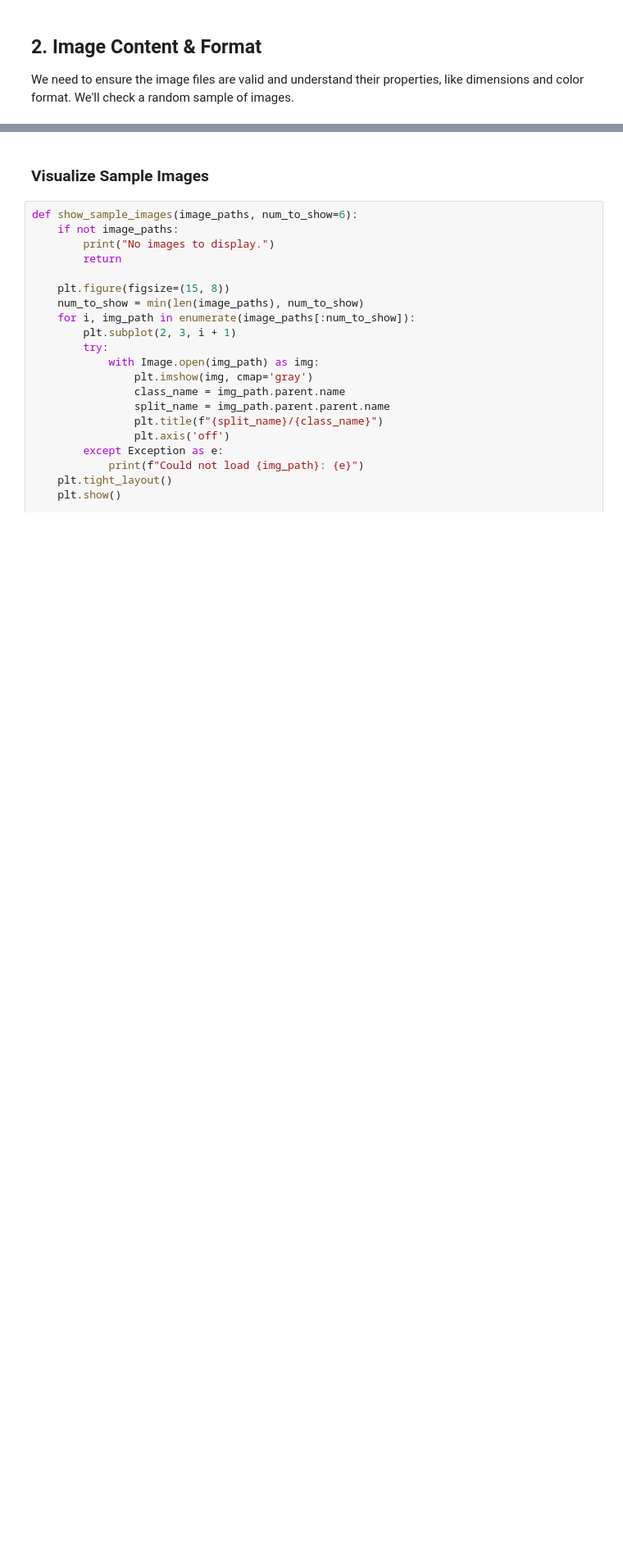
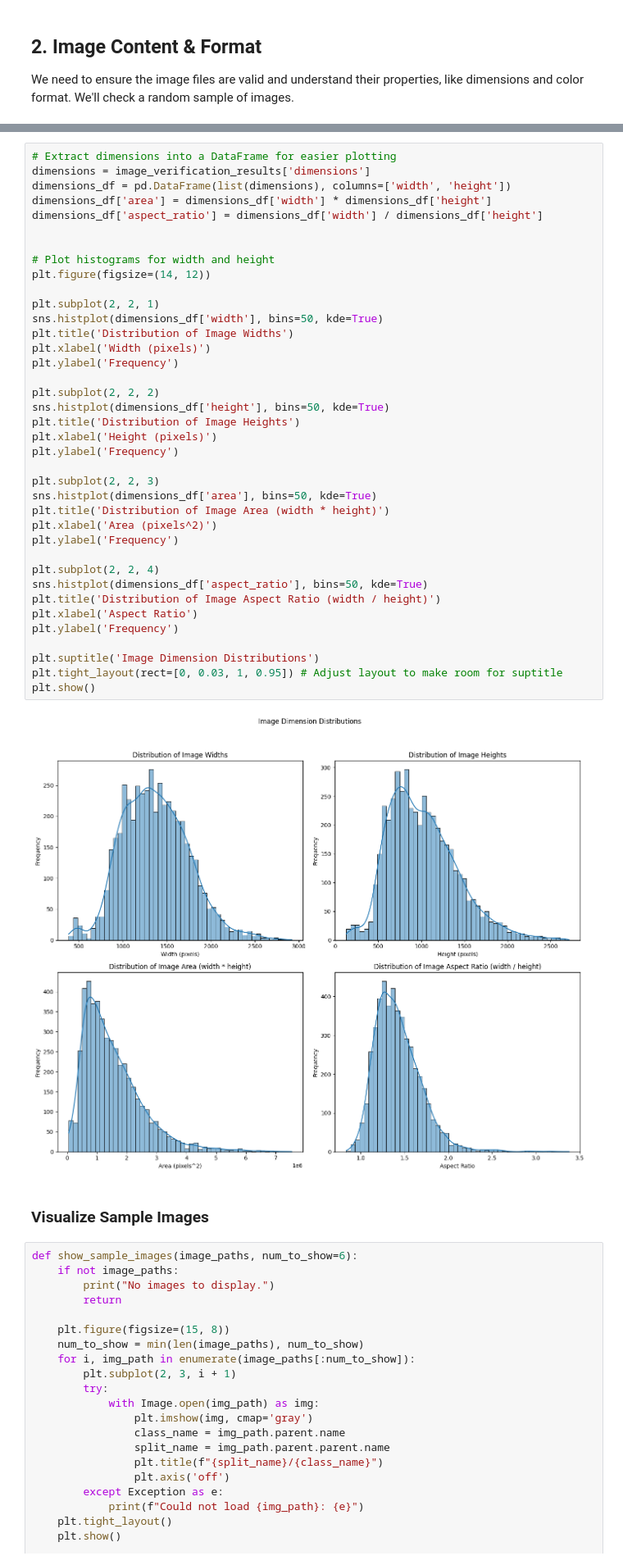
Before and after one commit to PaulHermes/XRay-Pneumonia-Detection, a Jupyter notebook: Notebooks/data_sanity_check.ipynb, the cells around one changed output, grey strips where cells are left out. Shown at 82% size. Cells and saved outputs as stored; diff of their text form; blank space fills up the shorter version.

Commit message:
resolution histograms added

```diff
--- a/Notebooks/data_sanity_check.ipynb
+++ b/Notebooks/data_sanity_check.ipynb
@@ -91,3 +87,43 @@ Unique dimensions found: 4803 and a few examples are: [(976, 544), (848, 624), (
+# %%
+# Extract dimensions into a DataFrame for easier plotting
+dimensions = image_verification_results['dimensions']
+dimensions_df = pd.DataFrame(list(dimensions), columns=['width', 'height'])
+dimensions_df['area'] = dimensions_df['width'] * dimensions_df['height']
+dimensions_df['aspect_ratio'] = dimensions_df['width'] / dimensions_df['height']
+
+
+# Plot histograms for width and height
+plt.figure(figsize=(14, 12))
+
+plt.subplot(2, 2, 1)
+sns.histplot(dimensions_df['width'], bins=50, kde=True)
+plt.title('Distribution of Image Widths')
+plt.xlabel('Width (pixels)')
+plt.ylabel('Frequency')
+
+plt.subplot(2, 2, 2)
+sns.histplot(dimensions_df['height'], bins=50, kde=True)
+plt.title('Distribution of Image Heights')
+plt.xlabel('Height (pixels)')
+plt.ylabel('Frequency')
+
+plt.subplot(2, 2, 3)
+sns.histplot(dimensions_df['area'], bins=50, kde=True)
+plt.title('Distribution of Image Area (width * height)')
+plt.xlabel('Area (pixels^2)')
+plt.ylabel('Frequency')
+
+plt.subplot(2, 2, 4)
+sns.histplot(dimensions_df['aspect_ratio'], bins=50, kde=True)
+plt.title('Distribution of Image Aspect Ratio (width / height)')
+plt.xlabel('Aspect Ratio')
+plt.ylabel('Frequency')
+
+plt.suptitle('Image Dimension Distributions')
+plt.tight_layout(rect=[0, 0.03, 1, 0.95]) # Adjust layout to make room for suptitle
+plt.show()
+# %% [output]
+[figure, added]
 # %% [markdown]
 ### Visualize Sample Images
 # %%
```
Also changed, not shown: parts of 7 cells of this notebook.
